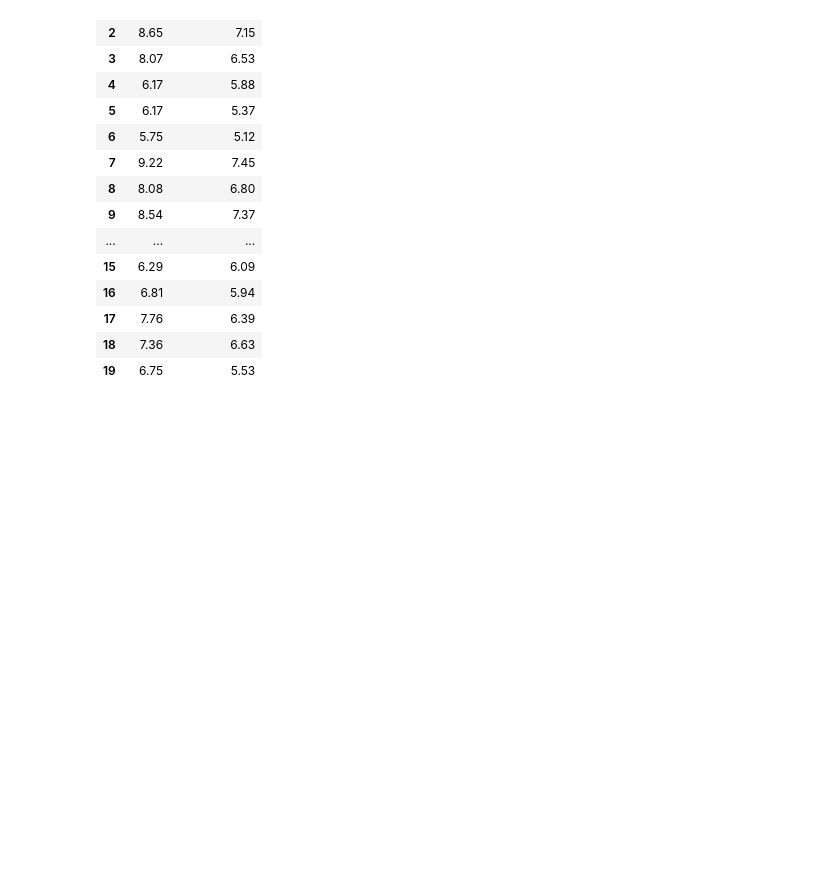
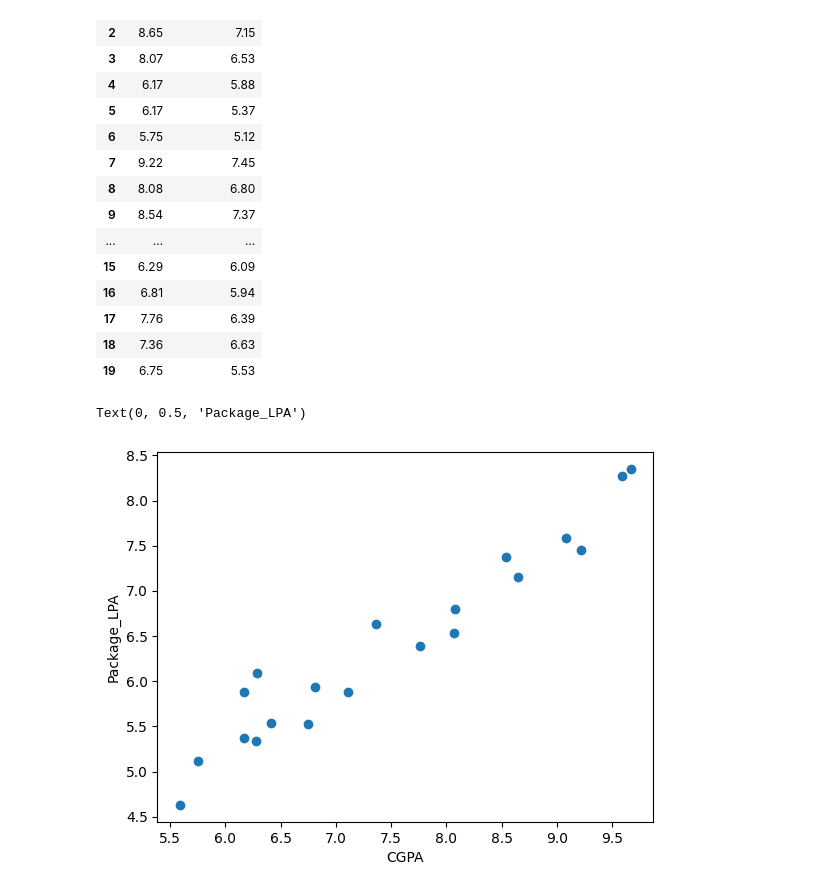
Before and after one commit to Pritishcoder07/AIML-ALGROITHM, a Jupyter notebook: AIML_ALGROITHM.ipynb, the cells around one changed output. Saved outputs shown, nothing was run; the diff lists cells and outputs as text; code cells hidden in the pictures; blank space fills up the shorter version.

```diff
--- a/AIML_ALGROITHM.ipynb
+++ b/AIML_ALGROITHM.ipynb
@@ -37,3 +40,10 @@ data
 | 17 | 7.76 | 6.39 |
 | 18 | 7.36 | 6.63 |
 | 19 | 6.75 | 5.53 |
+# %%
+plt.scatter(data['CGPA'],data['Package_LPA'])
+plt.xlabel('CGPA')
+plt.ylabel('Package_LPA')
+# %% [output]
+Text(0, 0.5, 'Package_LPA')
+[figure, added]
```
Also changed, not shown: parts of 2 cells of this notebook.
